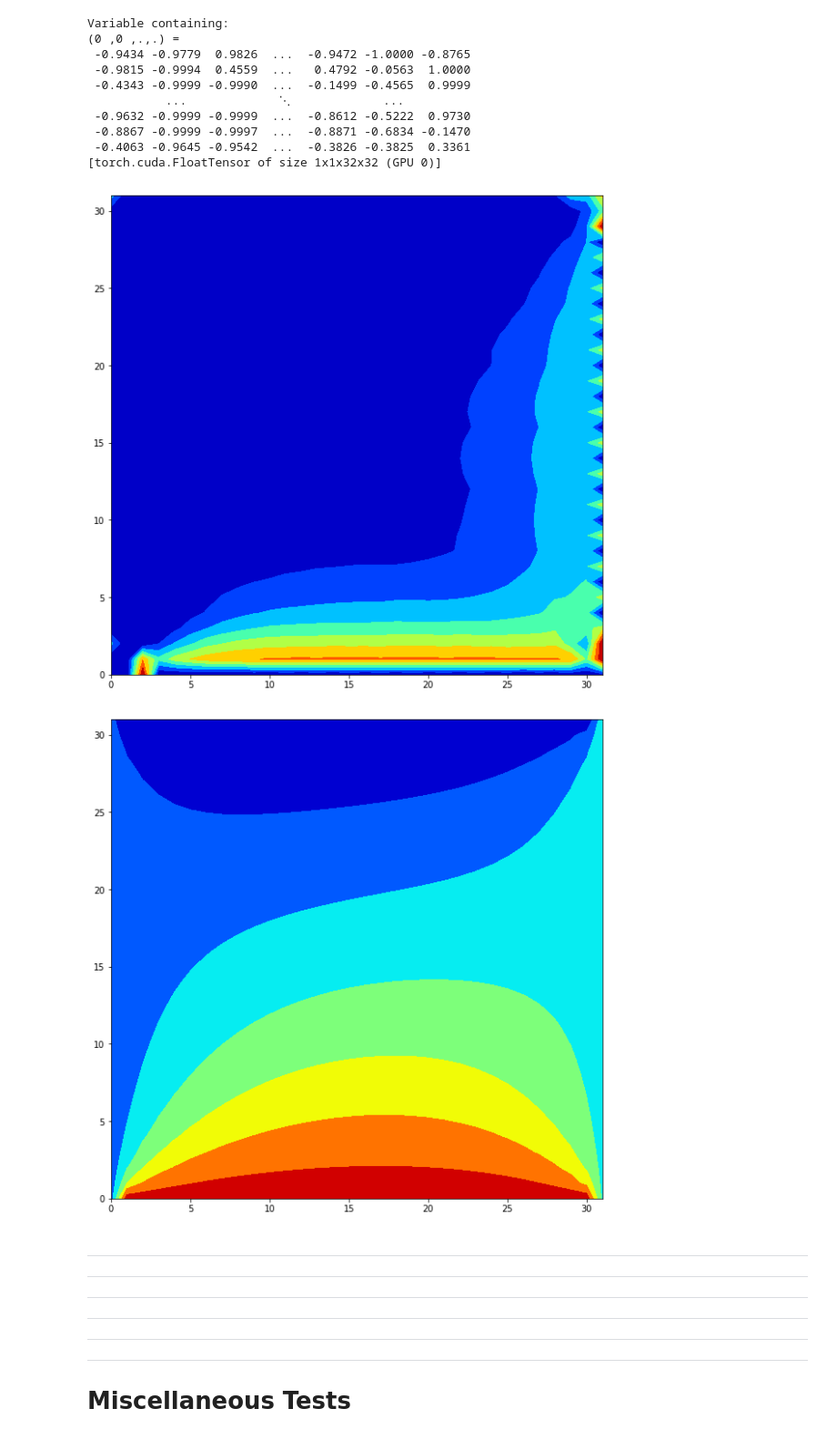
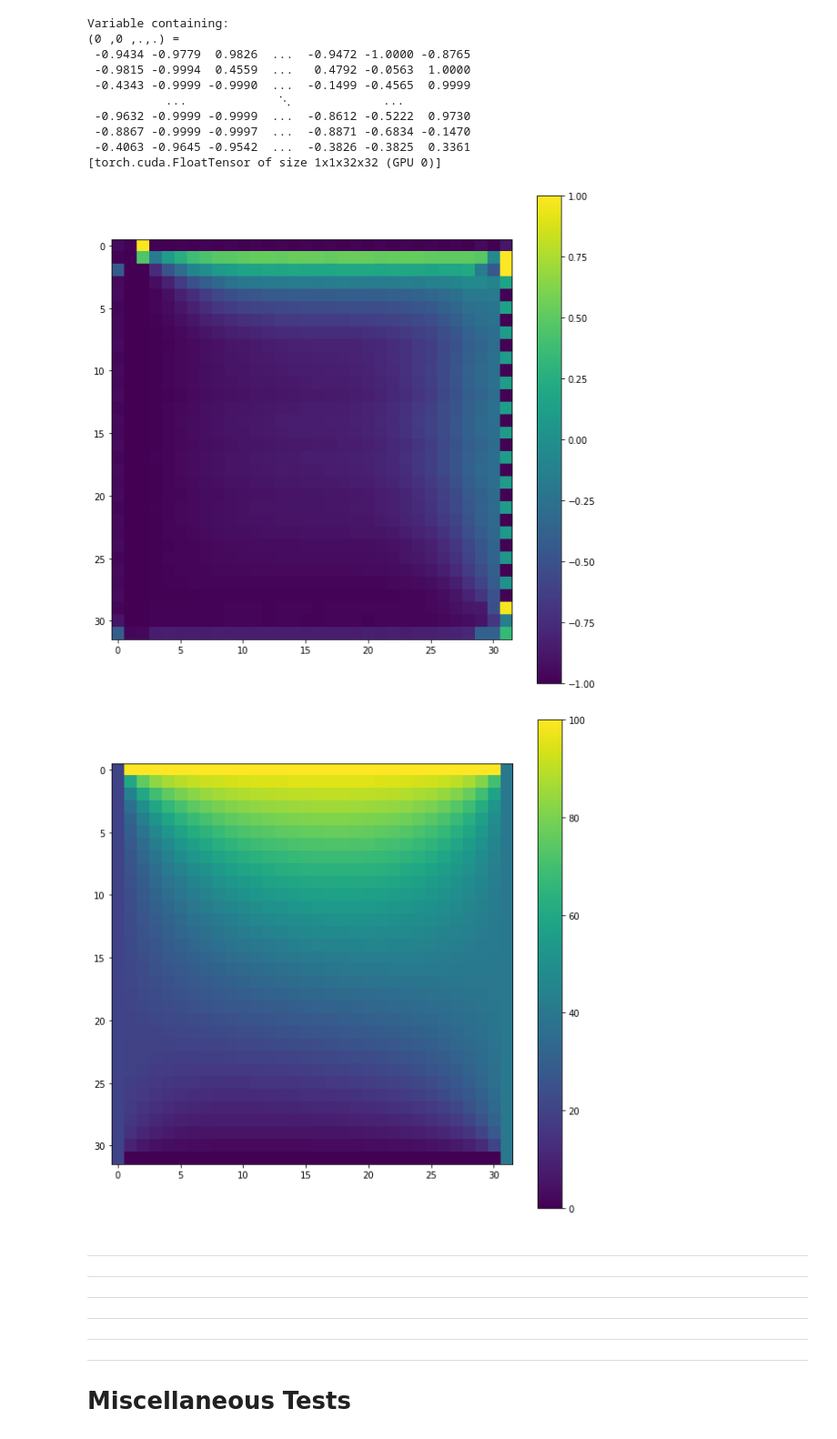
Before and after one commit to sharma409/physics_informed_heat_loss, a Jupyter notebook: physical_loss.ipynb, the cells around one changed output. Shown: that part at 91% size. Drawn from its saved outputs; the diff is of its cells as text; code cells hidden in the pictures.

```diff
--- a/physical_loss.ipynb
+++ b/physical_loss.ipynb
@@ -234,20 +173,20 @@ Variable containing:
 # %%
 plt.figure(figsize=(10,10))
 XX, YY = np.meshgrid(np.arange(0, data_size), np.arange(0, data_size))
-plt.contourf(XX, YY, output.cpu().data.numpy()[0,0,:,:], colorinterpolation=50, cmap=plt.cm.jet)
-# plt.imshow(output.cpu().data.numpy()[0,0,:,:])
-# plt.colorbar()
+# plt.contourf(XX, YY, output.cpu().data.numpy()[0,0,:,:], colorinterpolation=50, cmap=plt.cm.jet)
+plt.imshow(output.cpu().data.numpy()[0,0,:,:])
+plt.colorbar()
 plt.show()
 
 plt.figure(figsize=(10,10))
 XX, YY = np.meshgrid(np.arange(0, data_size), np.arange(0, data_size))
-plt.contourf(XX, YY, truth.cpu().data.numpy(), colorinterpolation=50, cmap=plt.cm.jet)
-# plt.imshow(heat.cpu().data.numpy())
-# plt.colorbar()
+# plt.contourf(XX, YY, truth.cpu().data.numpy(), colorinterpolation=50, cmap=plt.cm.jet)
+plt.imshow(truth.cpu().data.numpy())
+plt.colorbar()
 plt.show()
 # %% [output]
-[figure, old version]
+[figure, new version]
-[figure, old version]
+[figure, new version]
 # %% [markdown]
 ---
 
```
Also changed, not shown: parts of 5 cells of this notebook.
